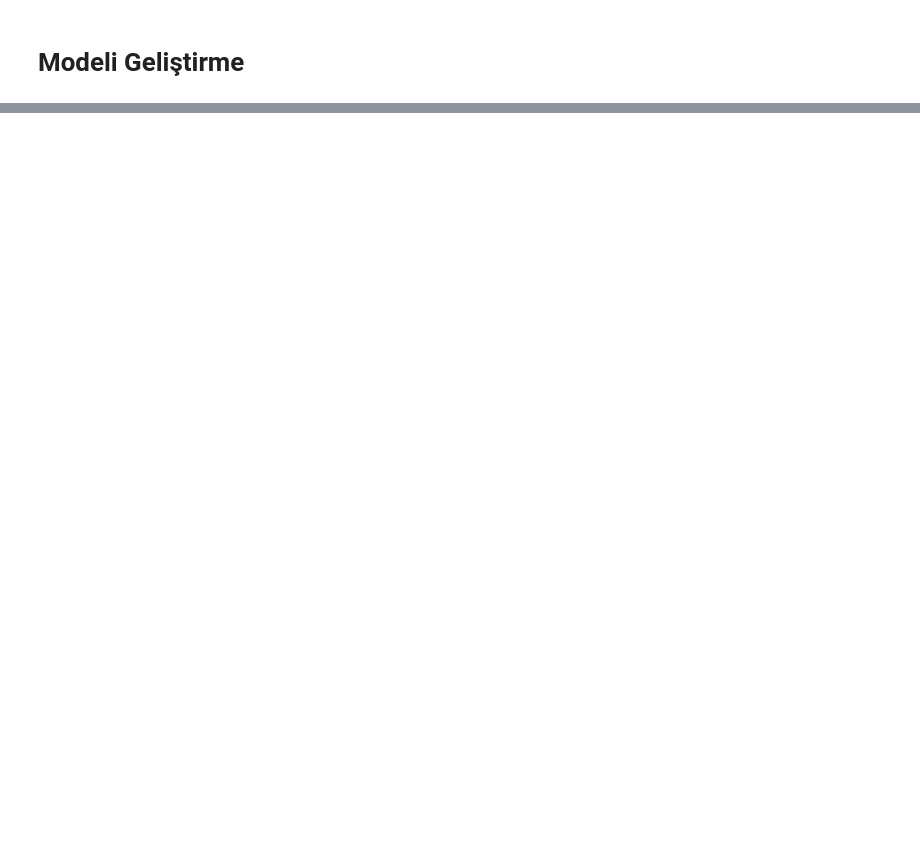
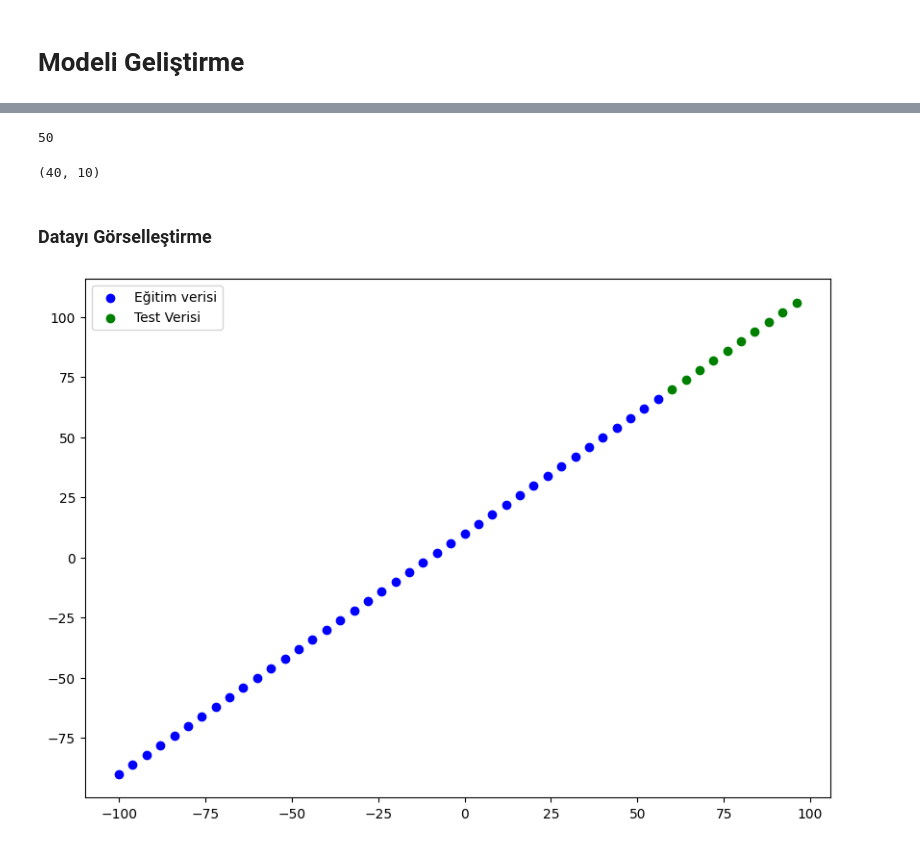
Before and after one commit to UmitOzteker/TensorFlow-Projects, a Jupyter notebook: 01_neural_network_regression_in_tensorflow.ipynb, the cells around one changed output, grey strips where cells are left out. Saved outputs shown, nothing was run; the diff lists cells and outputs as text; code cells hidden in the pictures; blank space fills up the shorter version.

```diff
--- a/01_neural_network_regression_in_tensorflow.ipynb
+++ b/01_neural_network_regression_in_tensorflow.ipynb
@@ -143,0 +330,28 @@ array([[1.927331]], dtype=float32)
+# %%
+# Kaç örneğimiz olduğunu kontrol etme
+len(X)
+# %% [output]
+50
+# %%
+# Eğitim ve Test setine bölme
+X_train = X[:40] # ilk 40 örnek (verinin %80'i)
+y_train = y[:40]
+
+X_test = X[40:] # son 10 örnek (verinin %20'si)
+y_test = y[40:]
+len(X_train), len(X_test)
+# %% [output]
+(40, 10)
+# %% [markdown]
+### Datayı Görselleştirme
+# %%
+plt.figure(figsize=(10, 7))
+# Eğitim Verisi Mavi
+plt.scatter(X_train, y_train, c="b", label="Eğitim verisi")
+
+# Test verisi Yeşil
+plt.scatter(X_test, y_test, c="g", label="Test Verisi")
+
+plt.legend();
+# %% [output]
+[figure, added]
```
Also changed, not shown: parts of 18 cells of this notebook.
